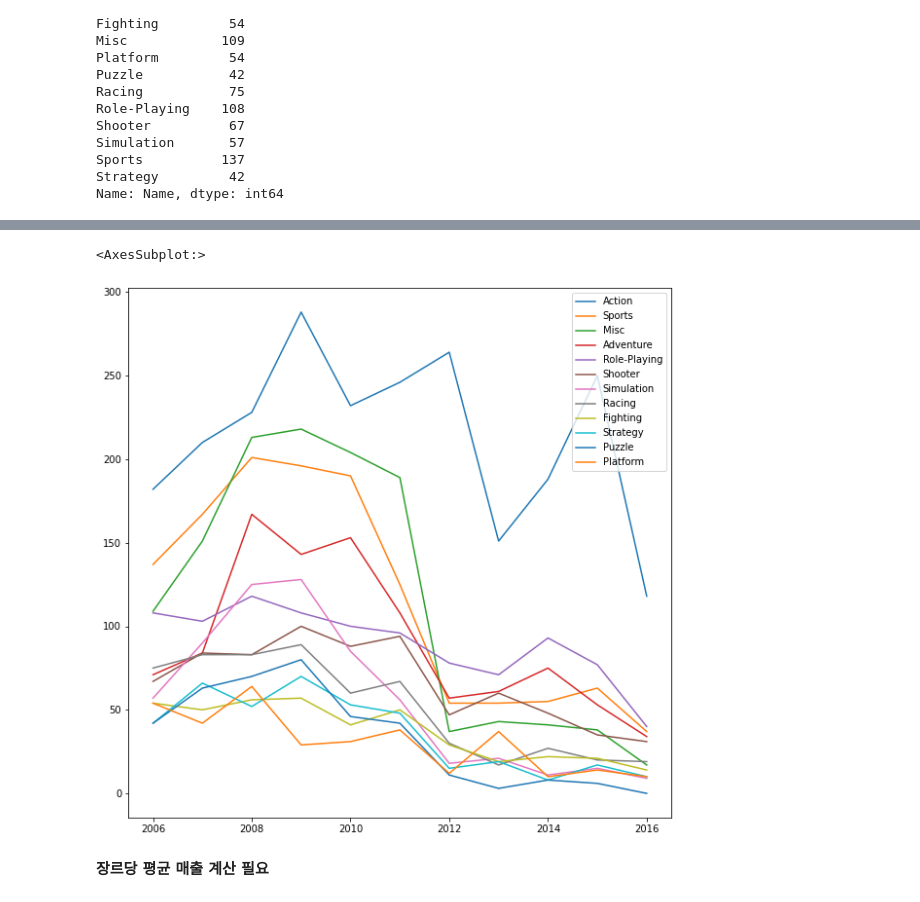
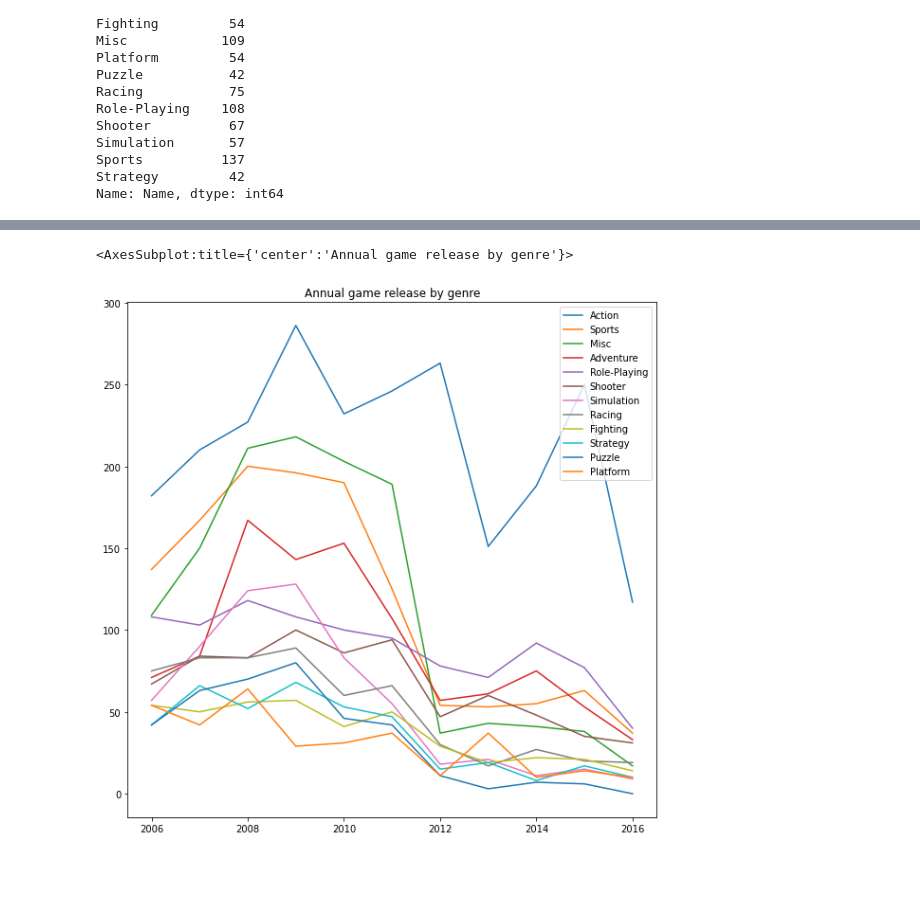
Before and after one commit to HyoungsungKim/Studying-Data-science, a Jupyter notebook: Toy-project/statistical_analysis_basic.ipynb, the cells around one changed output, grey strips where cells are left out. Cells and saved outputs as stored; diff of their text form; code cells hidden in the pictures; blank space fills up the shorter version.

```diff
--- a/Toy-project/statistical_analysis_basic.ipynb
+++ b/Toy-project/statistical_analysis_basic.ipynb
@@ -455,7 +455,5 @@ genre_over_year
 # %%
-genre_over_year.T.plot(figsize=(10,10))
+genre_over_year.T.plot(title="Annual game release by genre", figsize=(10,10))
 # %% [output]
-<AxesSubplot:>
+<AxesSubplot:title={'center':'Annual game release by genre'}>
-[figure, old version]
+[figure, new version]
-# %% [markdown]
-**장르당 평균 매출 계산 필요**
```
Also changed, not shown: parts of 34 cells of this notebook.
